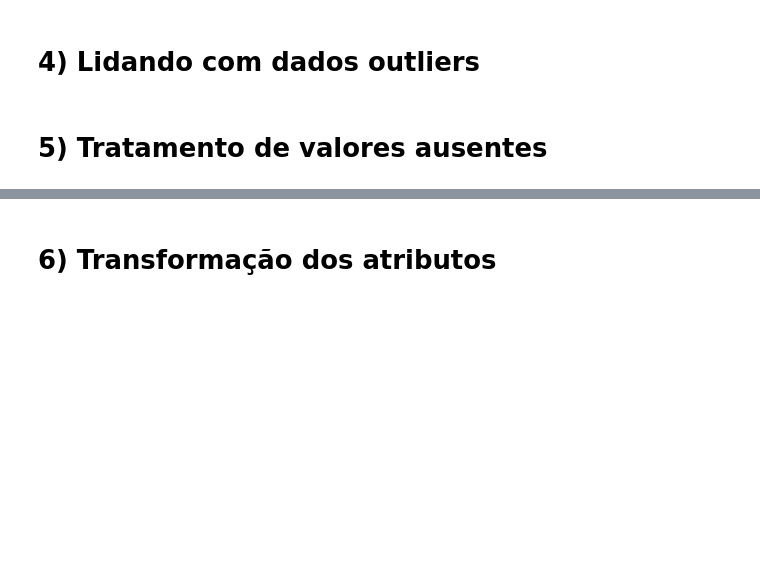
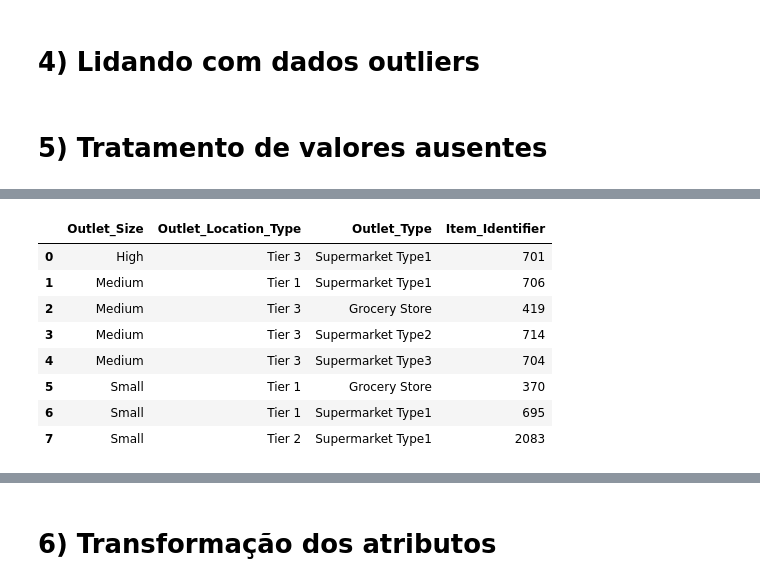
Before and after one commit to Krupique/mlops-projects, a Jupyter notebook: 02-bigmart_sales_prediction/notebook/demand_forecaster.ipynb, the cells around one changed output, grey strips where cells are left out. Saved outputs shown, nothing was run; the diff lists cells and outputs as text; code cells hidden in the pictures; blank space fills up the shorter version.

```diff
--- a/02-bigmart_sales_prediction/notebook/demand_forecaster.ipynb
+++ b/02-bigmart_sales_prediction/notebook/demand_forecaster.ipynb
@@ -263,0 +291,12 @@ x_test['Item_Weight'].fillna(x_test.groupby('Item_Type')['Item_Weight'].transfor
+# %%
+x_train.groupby(['Outlet_Size', 'Outlet_Location_Type', 'Outlet_Type'], as_index=False)['Item_Identifier'].count()
+# %% [output]
+|  | Outlet_Size | Outlet_Location_Type | Outlet_Type | Item_Identifier |
+| 0 | High | Tier 3 | Supermarket Type1 | 701 |
+| 1 | Medium | Tier 1 | Supermarket Type1 | 706 |
+| 2 | Medium | Tier 3 | Grocery Store | 419 |
+| 3 | Medium | Tier 3 | Supermarket Type2 | 714 |
+| 4 | Medium | Tier 3 | Supermarket Type3 | 704 |
+| 5 | Small | Tier 1 | Grocery Store | 370 |
+| 6 | Small | Tier 1 | Supermarket Type1 | 695 |
+| 7 | Small | Tier 2 | Supermarket Type1 | 2083 |
```
Also changed, not shown: parts of 13 cells of this notebook.
